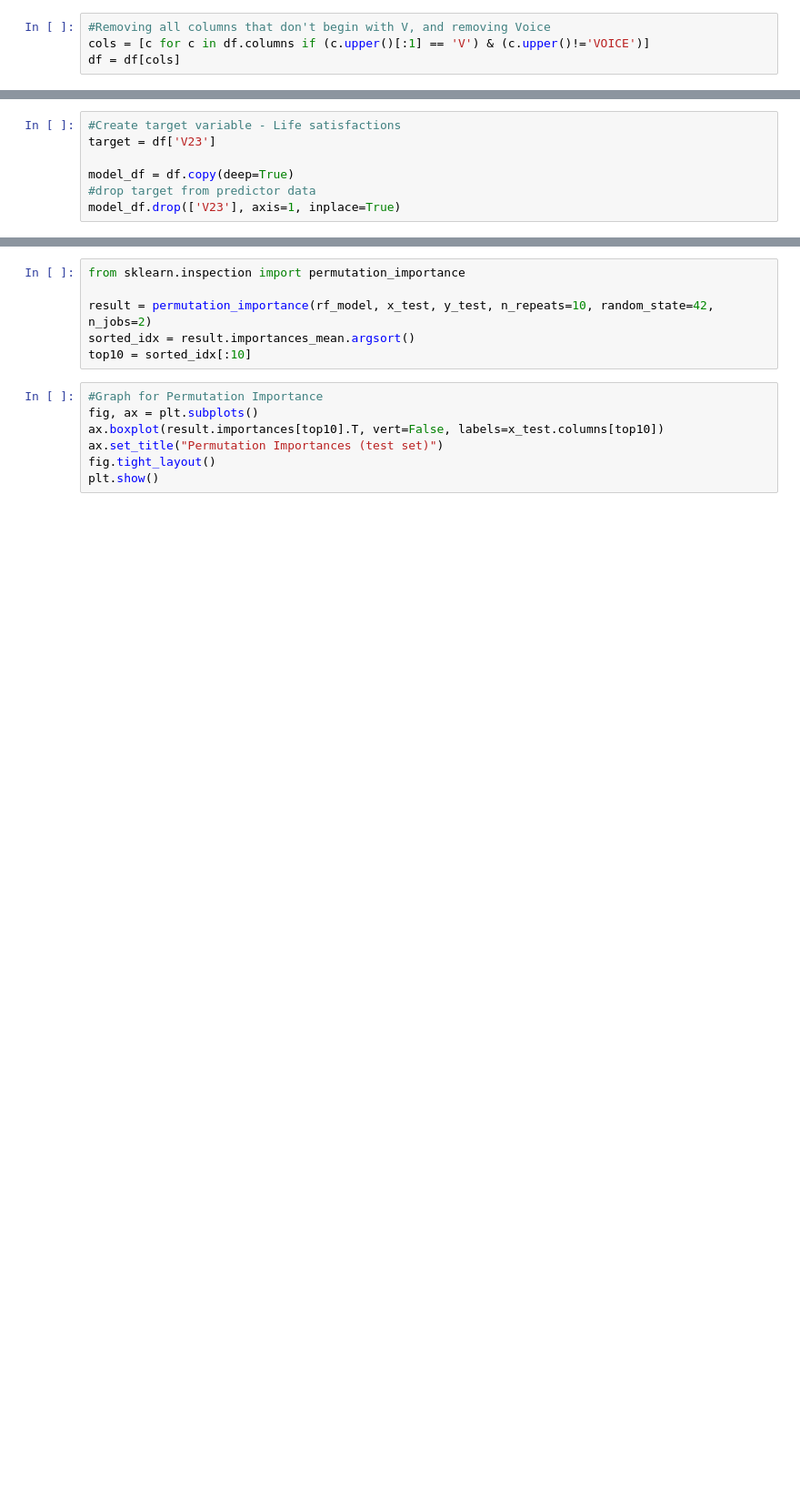
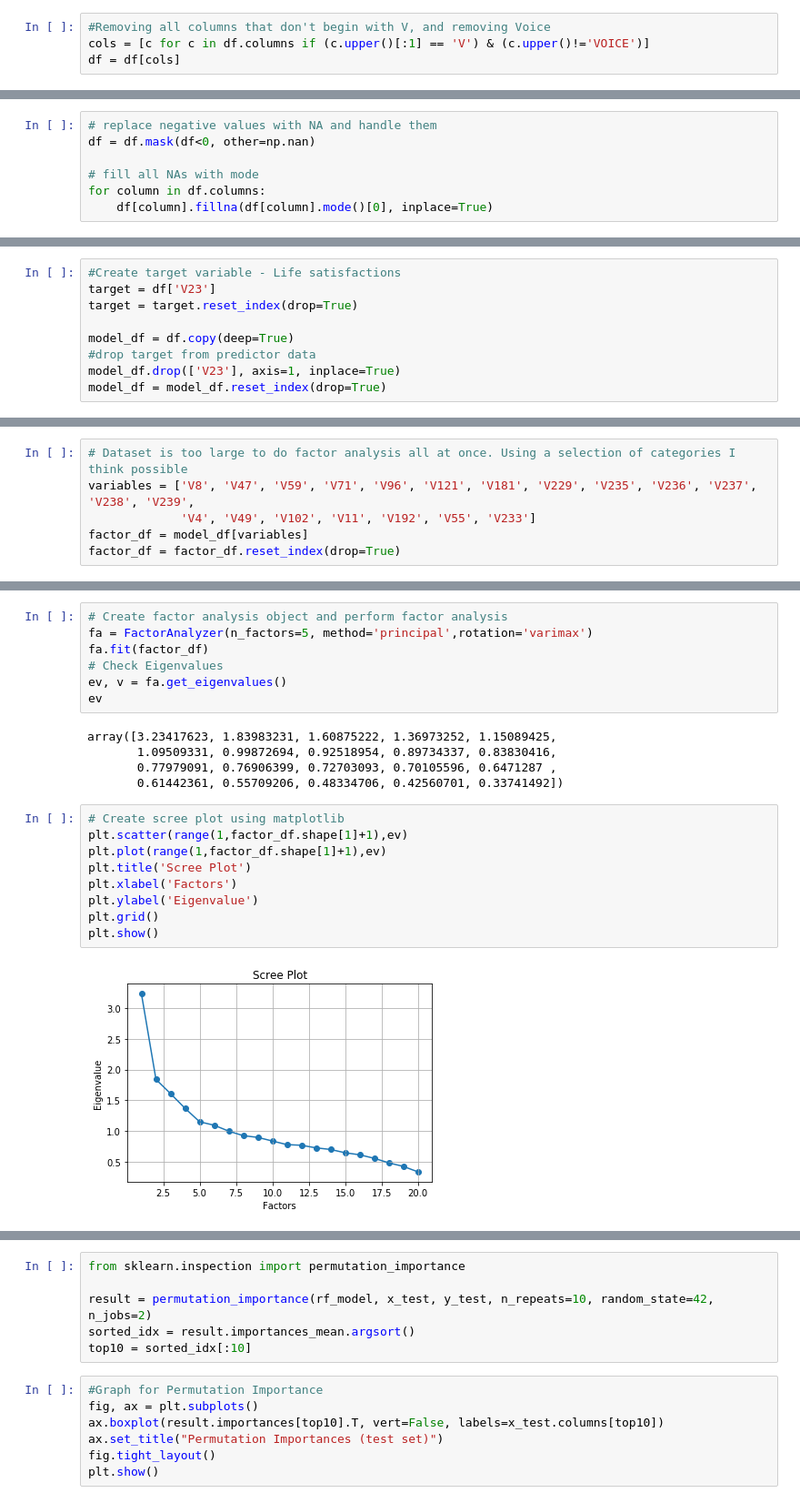
Before and after one commit to saegerhawkin/Independent-Study, a Jupyter notebook: WV6_Machine_Learning.ipynb, the cells around one changed output, grey strips where cells are left out. Shown at 91% size. Drawn from its saved outputs; the diff is of its cells as text; blank space fills up the shorter version.

```diff
--- a/WV6_Machine_Learning.ipynb
+++ b/WV6_Machine_Learning.ipynb
@@ -85,3 +111,10 @@ df = df[cols]
+# %%
+# replace negative values with NA and handle them
+df = df.mask(df<0, other=np.nan)
+
+# fill all NAs with mode
+for column in df.columns:
+    df[column].fillna(df[column].mode()[0], inplace=True)
 # %%
 df.shape
 # %% [output]
@@ -92,7 +125,9 @@ The code below is separating my target variable from the dataset. I will be tryi
 # %%
 #Create target variable - Life satisfactions
 target = df['V23']
+target = target.reset_index(drop=True)
 
 model_df = df.copy(deep=True)
 #drop target from predictor data
 model_df.drop(['V23'], axis=1, inplace=True)
+model_df = model_df.reset_index(drop=True)
@@ -103,0 +143,6 @@ x_train, x_test, y_train, y_test = train_test_split(model_df, target, train_size
+# %%
+# Dataset is too large to do factor analysis all at once. Using a selection of categories I think possible
+variables = ['V8', 'V47', 'V59', 'V71', 'V96', 'V121', 'V181', 'V229', 'V235', 'V236', 'V237', 'V238', 'V239',
+             'V4', 'V49', 'V102', 'V11', 'V192', 'V55', 'V233']
+factor_df = model_df[variables]
+factor_df = factor_df.reset_index(drop=True)
@@ -103,0 +171,23 @@ x_train, x_test, y_train, y_test = train_test_split(model_df, target, train_size
+# %%
+# Create factor analysis object and perform factor analysis
+fa = FactorAnalyzer(n_factors=5, method='principal',rotation='varimax')
+fa.fit(factor_df)
+# Check Eigenvalues
+ev, v = fa.get_eigenvalues()
+ev
+# %% [output]
+array([3.23417623, 1.83983231, 1.60875222, 1.36973252, 1.15089425,
+       1.09509331, 0.99872694, 0.92518954, 0.89734337, 0.83830416,
+       0.77979091, 0.76906399, 0.72703093, 0.70105596, 0.6471287 ,
+       0.61442361, 0.55709206, 0.48334706, 0.42560701, 0.33741492])
+# %%
+# Create scree plot using matplotlib
+plt.scatter(range(1,factor_df.shape[1]+1),ev)
+plt.plot(range(1,factor_df.shape[1]+1),ev)
+plt.title('Scree Plot')
+plt.xlabel('Factors')
+plt.ylabel('Eigenvalue')
+plt.grid()
+plt.show()
+# %% [output]
+[figure, added]
```
Also changed, not shown: parts of 51 cells of this notebook.
